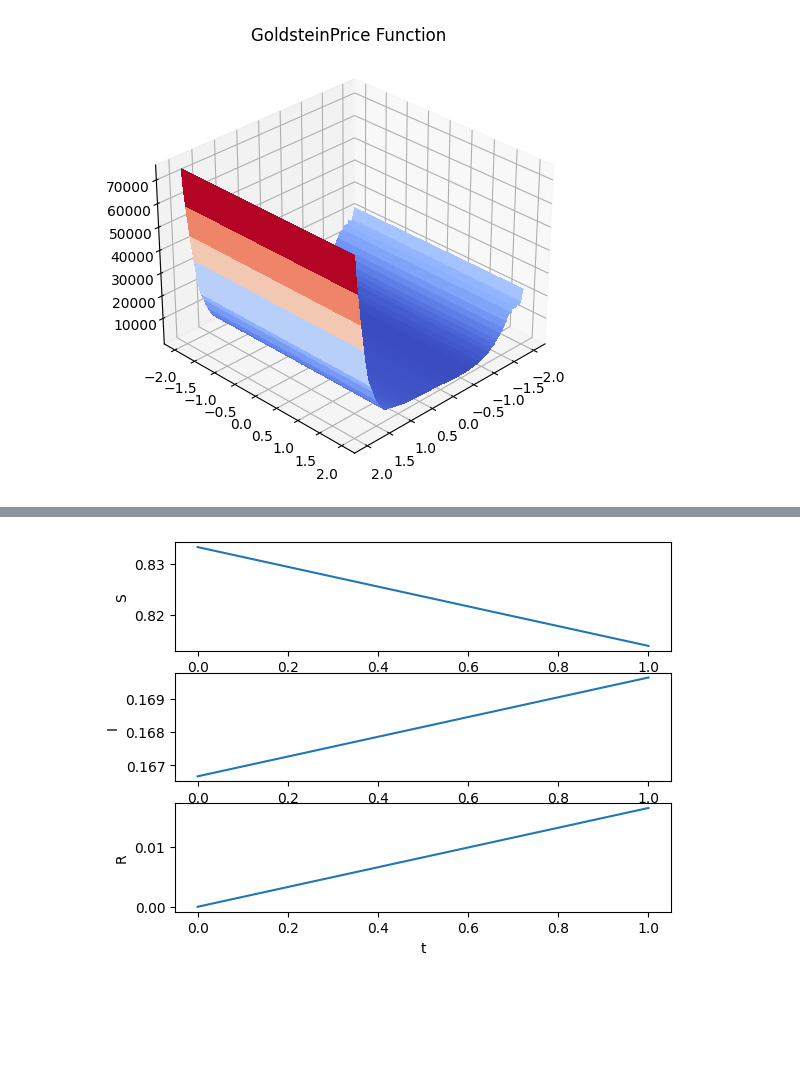
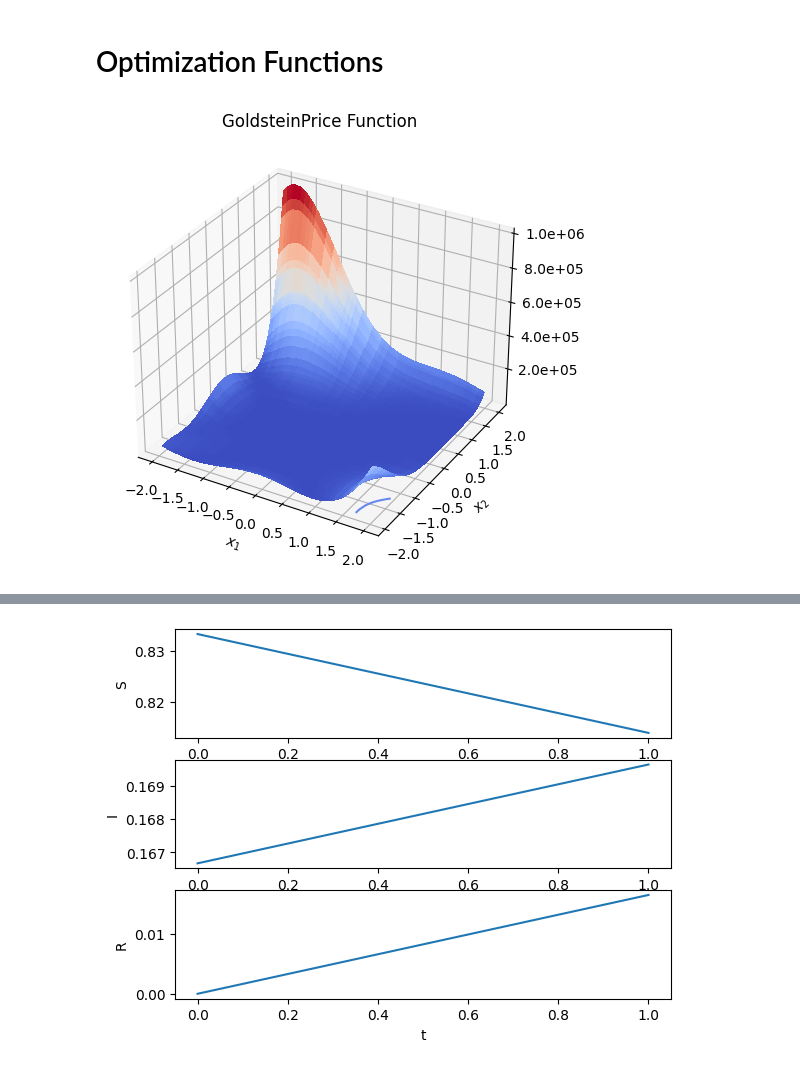
Before and after one commit to jesperhauch/polynomial_deep_learning, a Jupyter notebook: function_visualization.ipynb, the cells around one changed output, grey strips where cells are left out. Drawn from its saved outputs; the diff is of its cells as text; code cells hidden in the pictures; blank space fills up the shorter version.

```diff
--- a/function_visualization.ipynb
+++ b/function_visualization.ipynb
@@ -2,25 +3,32 @@
 %load_ext autoreload
 %autoreload 2
-# %%
-import matplotlib.pyplot as plt
-import matplotlib.cm as cm
-import numpy as np
-from data.simulation_functions import *
-n_data = 1000
-func = GoldsteinPrice(n_data)
-features = func.build_features(n_data).sort(axis=0).values
-targets = func.calculate_targets(*features.permute(1,0))
-
-fig, ax = plt.subplots(subplot_kw={"projection": "3d"})
-X = features[:,0].numpy()
-Y = features[:,1].numpy()
-X, Y = np.meshgrid(X, Y)
-Z = targets.reshape(-1,1).numpy()
-
-surf = ax.plot_surface(Y, X, Z, cmap=cm.coolwarm, linewidth=0, antialiased=False)
-ax.view_init(30, 45)
-ax.set_title(type(func).__name__ + " Function")
-fig.tight_layout()
-fig.savefig("imgs/" + type(func).__name__, dpi=300, bbox_inches="tight")
-# %% [output]
-[figure, removed]
+# %% [markdown]
+# Optimization Functions
+# %%
+import matplotlib.pyplot as plt
+import matplotlib.cm as cm
+import numpy as np
+from data.simulation_functions import *
+import matplotlib.ticker as mtick
+n_data = 100
+func = GoldsteinPrice(n_data)
+features = func.build_features(n_data).sort(axis=0).values
+# %%
+
+x = features[:,0].numpy()
+y = features[:,1].numpy()
+X, Y = np.meshgrid(x, y)
+Z = func.calculate_targets(torch.Tensor(X), torch.Tensor(Y)).numpy()
+fig, ax = plt.subplots(subplot_kw={"projection": "3d"})
+surf = ax.plot_surface(X, Y, Z, cmap=cm.coolwarm, antialiased=False)
+ax.contour(X, Y, Z, offset=0, cmap=cm.coolwarm)
+ax.set_title(type(func).__name__ + " Function")
+ax.set_xlabel(r"$x_1$")
+ax.set_ylabel(r"$x_2$")
+ax.zaxis.set_major_formatter(mtick.FormatStrFormatter('%.1e'))
+ax.zaxis.set_tick_params(pad=10)
+#ax.set_zlabel(r"$f(x_1,x_2)$", labelpad=20)
+fig.tight_layout()
+#fig.savefig("report/optimization_funcs/" + type(func).__name__, bbox_inches="tight")
+# %% [output]
+[figure, added]
```
Also changed, not shown: parts of 5 cells of this notebook, 12 other files.
